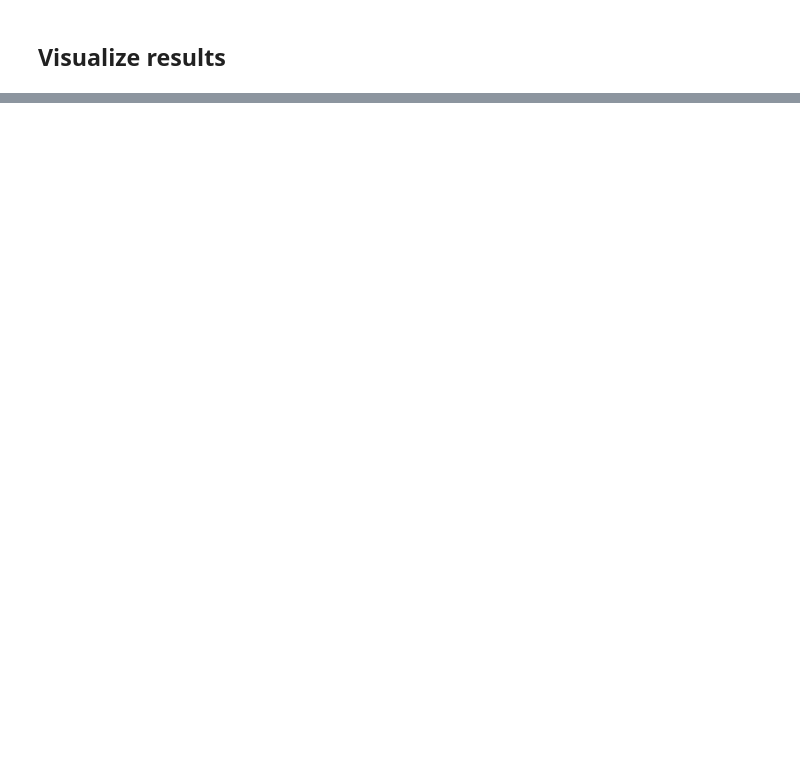
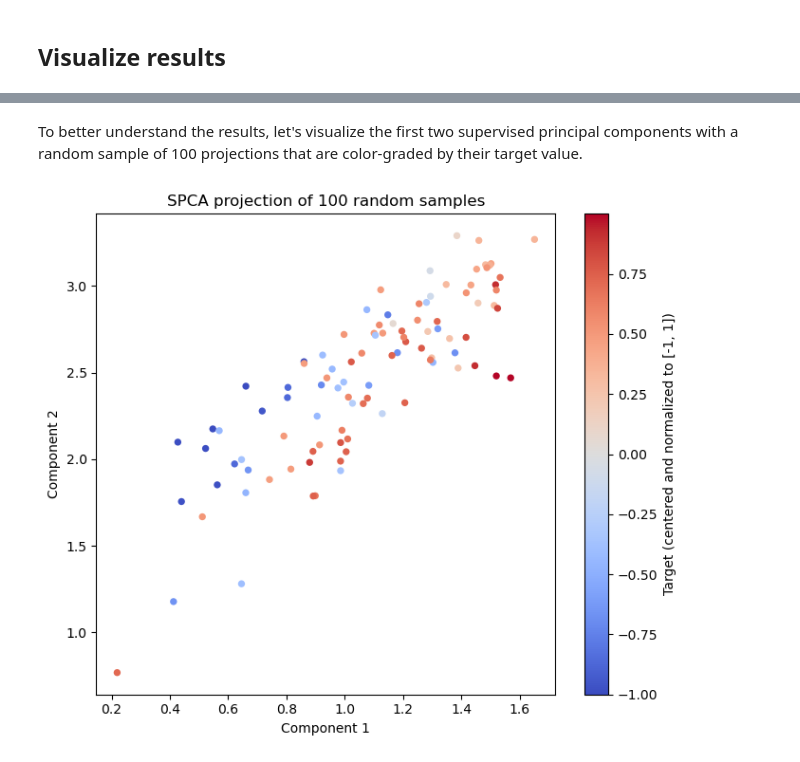
Before and after one commit to JasaTavcar/diplomska, a Jupyter notebook: experiments/spca.ipynb, the cells around one changed output, grey strips where cells are left out. Drawn from its saved outputs; the diff is of its cells as text; code cells hidden in the pictures; blank space fills up the shorter version.

Commit message:
finalize spca with manifold optim

```diff
--- a/experiments/spca.ipynb
+++ b/experiments/spca.ipynb
@@ -92,0 +139,28 @@ A lower choice of lambda (lam=0.01) seems to work better, with Prediction loss s
+# %% [markdown]
+To better understand the results, let's visualize the first two supervised principal components with a random sample of 100 projections that are color-graded by their target value.
+# %%
+torch.manual_seed(0)
+idx = torch.randperm(X.shape[0], device=X.device)[:100]
+X_s = X[idx]
+y_s = y[idx].squeeze(-1)
+
+L = model.L.detach()
+proj = X_s @ L
+
+plt.figure(figsize=(7, 6))
+sc = plt.scatter(
+    proj[:, 0].cpu().numpy(),
+    proj[:, 1].cpu().numpy(),
+    c=y_s.cpu().numpy(),
+    cmap="coolwarm",
+    s=28,
+    edgecolors="none",
+)
+plt.colorbar(sc, label="Target (centered and normalized to [-1, 1])")
+plt.xlabel("Component 1")
+plt.ylabel("Component 2")
+plt.title("SPCA projection of 100 random samples")
+plt.tight_layout()
+plt.show()
+# %% [output]
+[figure, added]
```
Also changed, not shown: parts of 10 cells of this notebook, 2 other files.
